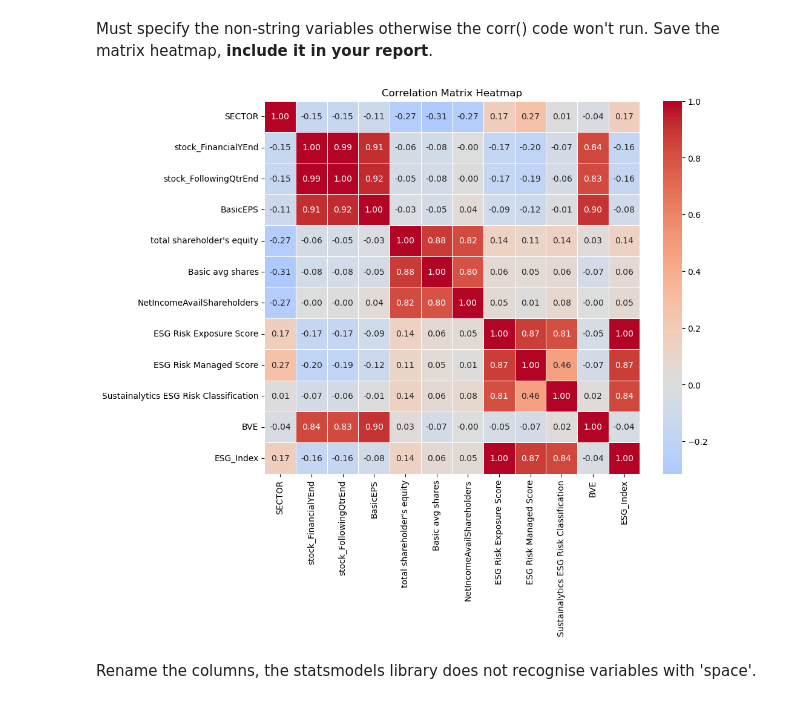
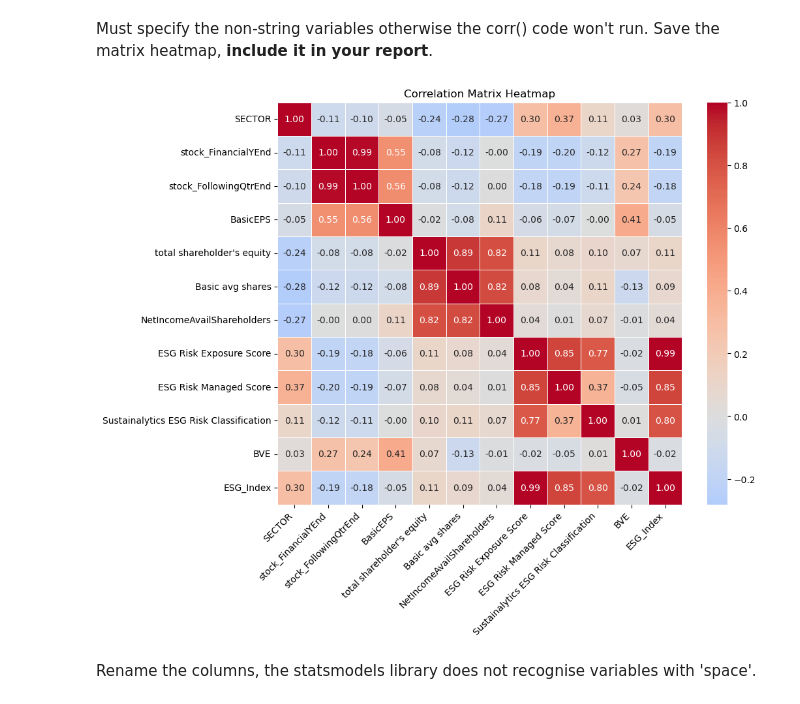
Before and after one commit to Fred-FFang/ACCT-5943-Group-Assignment, a Jupyter notebook: PythonAnalysis.ipynb, the cells around one changed output. Saved outputs shown, nothing was run; the diff lists cells and outputs as text; code cells hidden in the pictures.

```diff
--- a/PythonAnalysis.ipynb
+++ b/PythonAnalysis.ipynb
@@ -78,5 +78,5 @@ Read the csv file you just scraped using the "student_scraper.ipynp" file into a
 # %%
-group_1_data=pd.read_csv("group_1_data.csv")
+group_53_data=pd.read_csv("group_53_data.csv")
 # %% [markdown]
 <h3>Perform Exploratory Data Analysis (EDA)
 # %% [markdown]
@@ -307,7 +307,7 @@ group_1_data.nlargest(10, ['stock_FollowingQtrEnd'])
 # %% [markdown]
 Split the `Company-Year` column into two columns: Company, Year
 # %%
-group_1_data[['Company', 'Year']] = group_1_data['Company-Year'].str.split('-', expand=True)
+group_53_data[['Company', 'Year']] = group_53_data['Company-Year'].str.split('-', expand=True)
 # %% [markdown]
 Check the columns
 # %%
@@ -324,5 +324,5 @@ Rename the dataframe from 'group_1_data' to 'DATA' for easy typing. You can rena
 # %%
-DATA=group_1_data
+DATA=group_53_data
 # %% [markdown]
 Check the data under the renamed dataframe
 # %%
@@ -512,18 +512,18 @@ Must specify the non-string variables otherwise the corr() code won't run. Save
 # %%
 correlation_matrix = DATA[
     ['SECTOR', 'stock_FinancialYEnd', 'stock_FollowingQtrEnd', 'BasicEPS', "total shareholder's equity",
      'Basic avg shares', 'NetIncomeAvailShareholders', 'ESG Risk Exposure Score', 'ESG Risk Managed Score',
      'Sustainalytics ESG Risk Classification', 'BVE', 'ESG_Index']
 ].corr()
 
 plt.figure(figsize=(10, 8)) # Set up the matplotlib figure
 sns.heatmap(correlation_matrix, annot=True, cmap='coolwarm', center=0, fmt=".2f", linewidths=.5)
 plt.title('Correlation Matrix Heatmap')
-
+plt.xticks(rotation=45, ha='right')
 plt.savefig('correlation_matrix_heatmap.png', dpi=300, bbox_inches='tight')
 plt.show()
 # %% [output]
-[figure, old version]
+[figure, new version]
 # %% [markdown]
 Rename the columns, the statsmodels library does not recognise variables with 'space'.
 # %%
```
Also changed, not shown: parts of 53 cells of this notebook, 4 other files.
